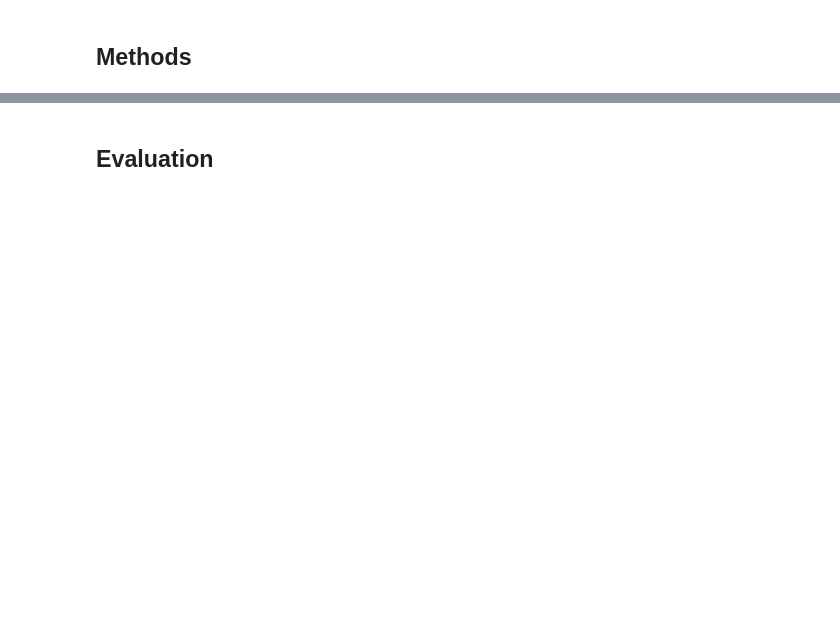
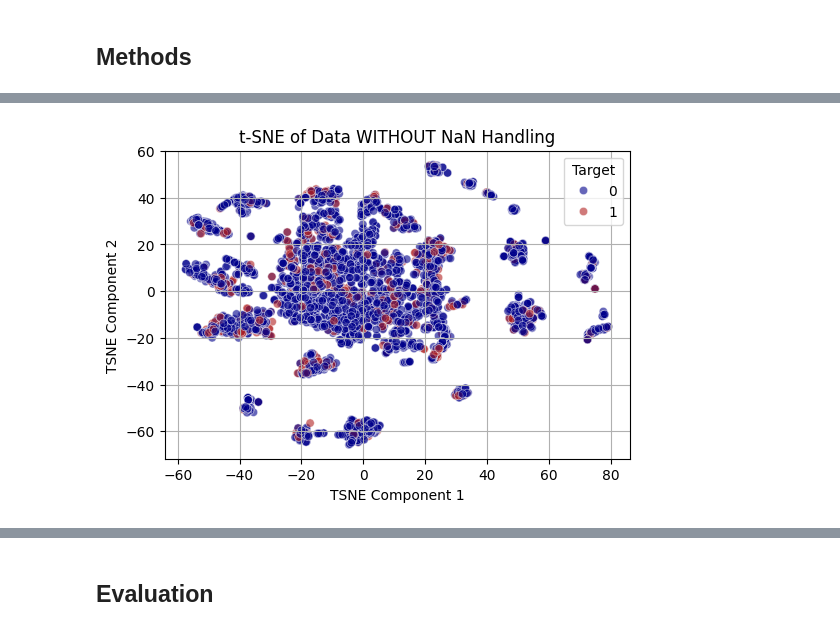
Before and after one commit to DataScienceAndEngineering/machine-learning-dse-i210-final-project-credit-risk, a Jupyter notebook: reports/final_report.ipynb, the cells around one changed output, grey strips where cells are left out. Cells and saved outputs as stored; diff of their text form; code cells hidden in the pictures; blank space fills up the shorter version.

```diff
--- a/reports/final_report.ipynb
+++ b/reports/final_report.ipynb
@@ -125,0 +373,44 @@ import utils.merge_tools as merge_tools
+# %%
+# Function to preprocess data, handle NaNs, and apply t-SNE
+def preprocess_and_tsne_with_nan_handling(X, y, title):
+    # Copy the dataset to avoid changing the original
+    X_encoded = X.copy()
+
+    # Handle NaNs in categorical columns
+    for column in X_encoded.select_dtypes(include=['object', 'category']).columns:
+        X_encoded[column] = X_encoded[column].fillna('NULL')  # Replace NaNs with 'NULL'
+        le = LabelEncoder()
+        X_encoded[column] = le.fit_transform(X_encoded[column].astype(str))
+
+    # Handle NaNs in numerical columns
+    for column in X_encoded.select_dtypes(exclude=['object', 'category']).columns:
+        X_encoded[column] = X_encoded[column].fillna(-999)  # Replace NaNs with -999
+
+    # Initialize and apply t-SNE
+    tsne = TSNE(n_components=2, random_state=42)
+    tsne_results = tsne.fit_transform(X_encoded)
+
+    # Create a DataFrame with t-SNE results and target
+    tsne_df = pd.DataFrame(data=tsne_results, columns=['TSNE1', 'TSNE2'])
+    tsne_df['target'] = y.reset_index(drop=True)
+
+    # Plot the t-SNE results
+    plt.figure(figsize=(6, 4))
+    sns.scatterplot(
+        x='TSNE1', y='TSNE2',
+        hue='target',
+        palette={0: 'darkblue', 1: 'firebrick'},
+        data=tsne_df,
+        alpha=0.6
+
+    )
+    plt.title(title)
+    plt.xlabel('TSNE Component 1')
+    plt.ylabel('TSNE Component 2')
+    plt.legend(title='Target')
+    plt.grid(True)
+    plt.show()
+# %%
+preprocess_and_tsne_with_nan_handling(X_valid, y_valid, 't-SNE of Data WITHOUT NaN Handling')
+# %% [output]
+[figure, added]
```
Also changed, not shown: parts of 40 cells of this notebook.
